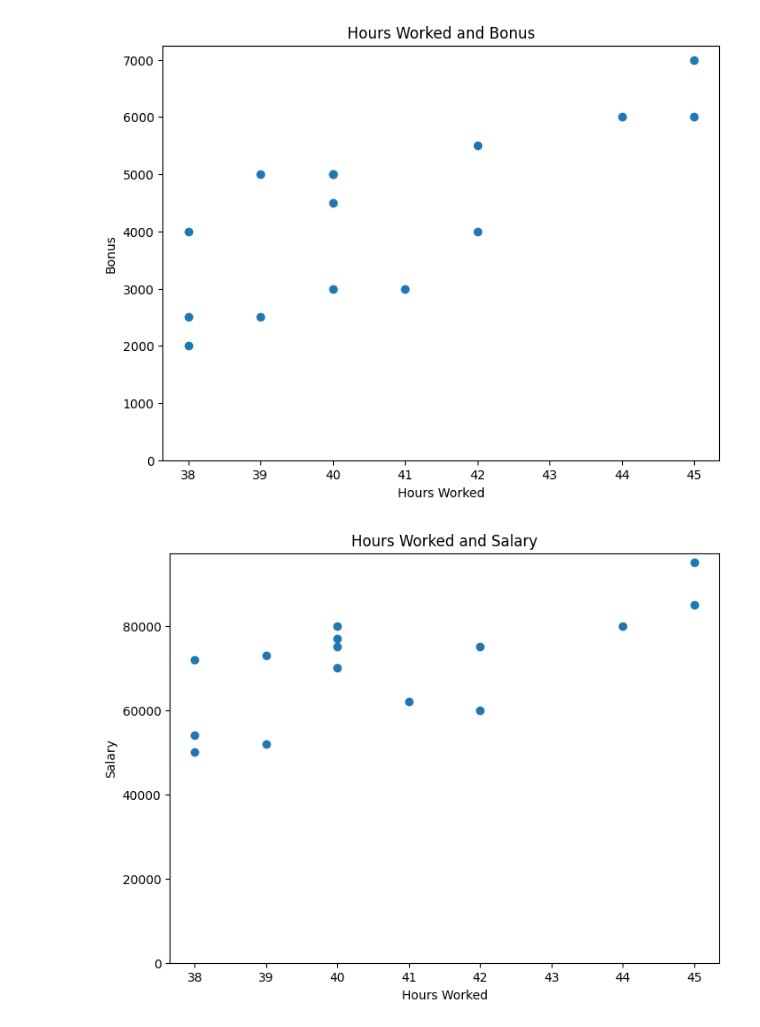
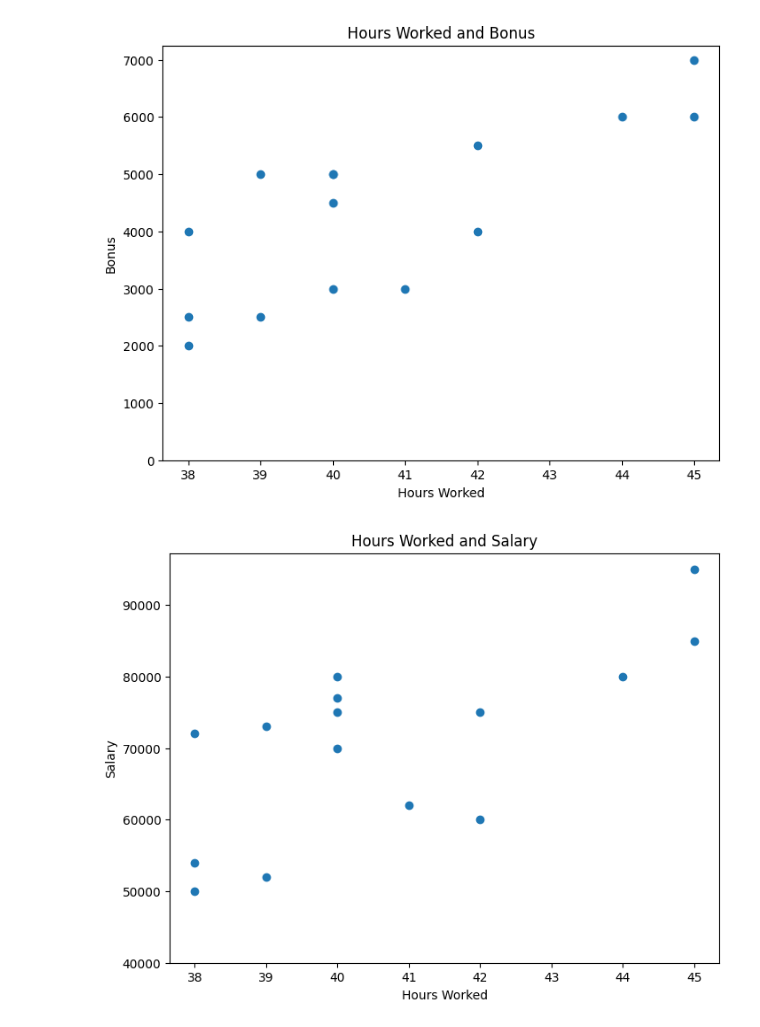
Before and after one commit to WindsorTree/Plotting-Practice, a Jupyter notebook: Plotting_Examples.ipynb, the cells around one changed output. Cells and saved outputs as stored; diff of their text form; code cells hidden in the pictures.

```diff
--- a/Plotting_Examples.ipynb
+++ b/Plotting_Examples.ipynb
@@ -55,11 +55,11 @@ plt.show()
 # %%
 plt.figure(figsize=(8, 6))
 plt.scatter(london['HoursWorked'], london['Salary'])
 plt.title('Hours Worked and Salary')
 plt.xlabel('Hours Worked')
 plt.ylabel('Salary')
-plt.ylim(bottom=0)
+plt.ylim(bottom=40000)
 plt.grid(False)
 plt.show()
 # %% [output]
-[figure, old version]
+[figure, new version]
```
Also changed, not shown: parts of 1 cell of this notebook, 8 other files.
